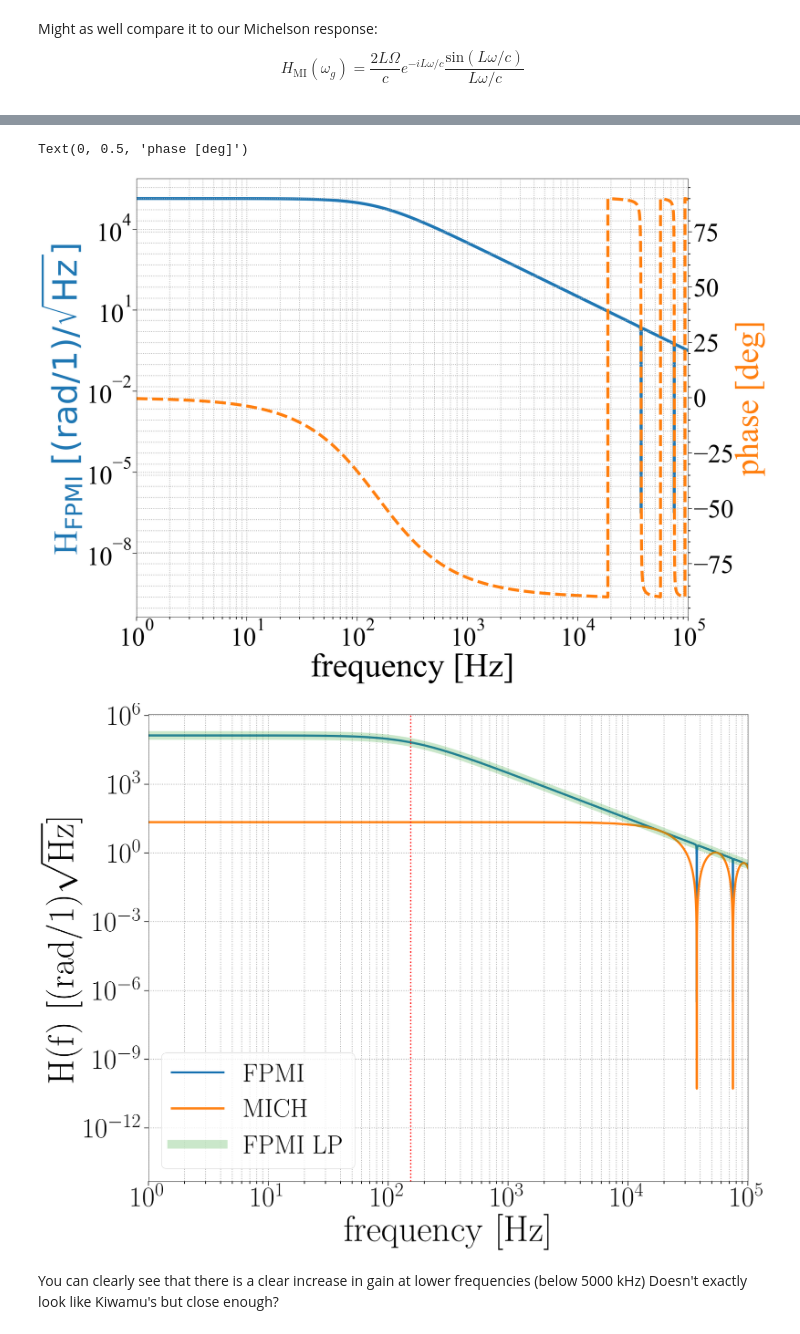
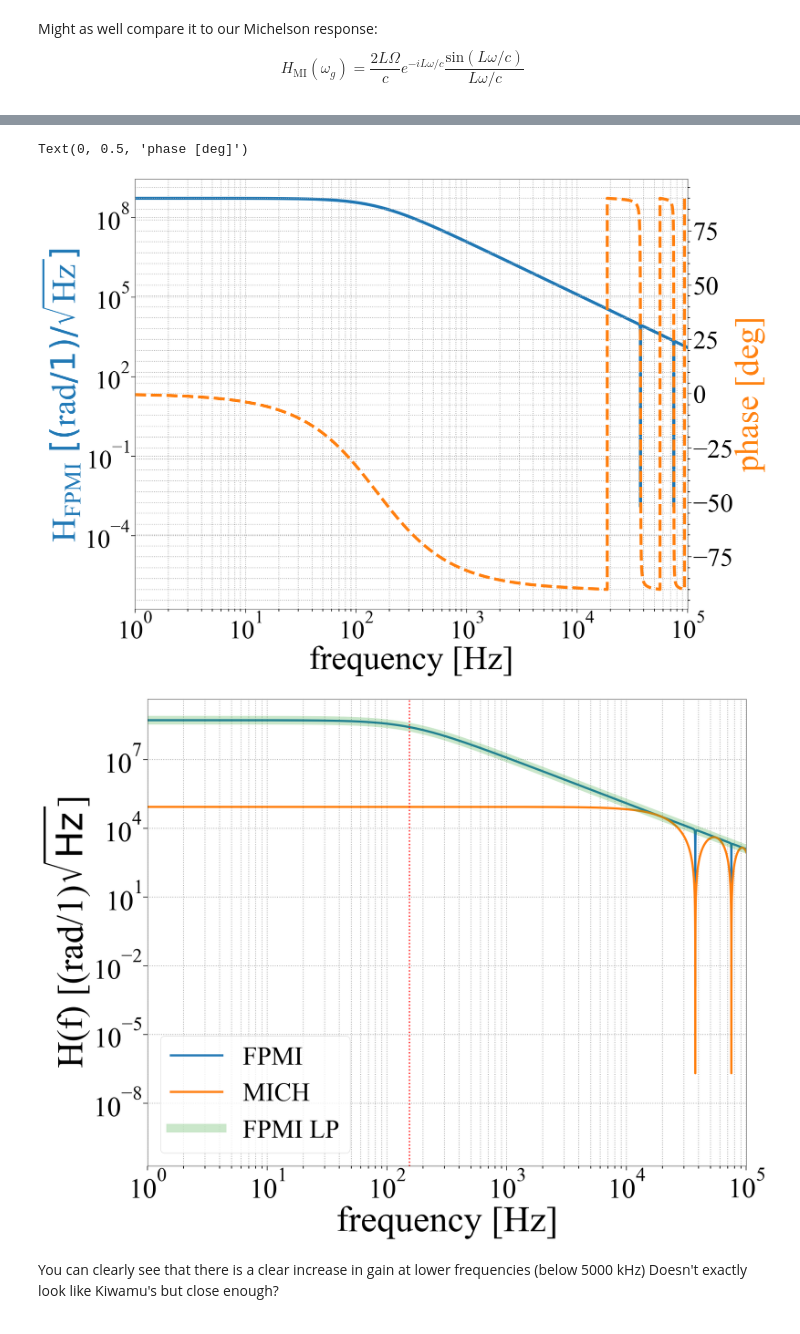
Before and after one commit to dancvan/dissertation, a Jupyter notebook: code/fpmi_fr.ipynb, the cells around one changed output, grey strips where cells are left out. Drawn from its saved outputs; the diff is of its cells as text; code cells hidden in the pictures.

```diff
--- a/code/fpmi_fr.ipynb
+++ b/code/fpmi_fr.ipynb
@@ -118,6 +121,9 @@ L = np.float64(4000.0)
 nu = np.arange(1, 1000000, 1)
 nat_nu = [np.float64(i*2*np.pi) for i in nu]
 h_0 = np.float64(1)
+
+PHI_0 = np.pi/2 #[rad]
+P_IN = 125
 
 T_1 = 50e-3
 #T_1 = 25e-6
@@ -149,3 +153,5 @@ H_FPMI = fpmi_freq_resp(nu, const, L, OMEG)
+# %%
+H_FPMI = FPMI(nu, r_1, t_1, r_2, L, PHI_0, P_IN, OMEG)
 # %% [markdown]
 We estimate the FP's pole frequency
 $$  1 - r_1 r_2 e^{-2i \omega_g L / c} = 0 $$
@@ -180,35 +190,37 @@ H_FPMI_LP_modsq=np.real(H_FPMI_LP)**2 + np.imag(H_FPMI_LP)**2
+# %%
+H_MICH = MICH(nu, L, PHI_0, P_IN, OMEG)
 # %%
 fig, ax1 = plt.subplots()
 ax1.set_xlabel('frequency [Hz]')
-ax1.set_ylabel('H$_\mathrm{FPMI} \;  [(\mathrm{rad} / 1) / \sqrt{\mathrm{Hz}} ] $ ', color='C0')
+ax1.set_ylabel('H$_\mathdefault{FPMI} \;  [(\mathdefault{rad} / 1) / \sqrt{\mathdefault{Hz}} ] $ ', color='C0')
 #ax1.plot(w/(FSR), F_w_cc_modsq*100)
-ax1.loglog(nu,H_FPMI_modsq, label='FPMI', linewidth=7.5,color='C0')
+ax1.loglog(bode_amp(H_FPMI), label='FPMI', linewidth=7.5,color='C0')
 #ax1.loglog(w,H_MI_modsq, label= 'MICH', linewidth= 5)
 #ax1.loglog(w,H_FPMI_LP_modsq*H_FPMI_modsq[0], label='FPMI LP', linewidth = 20.0, alpha=0.25,color='C2')
 #ax1.axvline (x=f_pole,ymin=1e-13, color='red', linestyle='dotted', linewidth=3)
 ax2 = ax1.twinx()
-ax2.semilogx(nu,(180/np.pi)*np.arctan(np.imag(H_FPMI)/np.real(H_FPMI)),'--', linewidth=7.5, color='C1')
+ax2.semilogx(nu,bode_ph(H_FPMI),'--', linewidth=7.5, color='C1')
 #ax2.semilogx(w,(180/np.pi)*np.arctan(np.imag(H_MI)/np.real(H_MI)), '--')
 #ax2.semilogx(w,(180/np.pi)*np.arctan(np.imag(H_FPMI_LP)/np.real(H_FPMI_LP)),linestyle='--', linewidth=20.0,dashes=(4,10),alpha=.25, color='C2')
 plt.xlim([1,1e5])
 plt.ylabel('phase [deg]', color='C1')
 # %% [output]
 Text(0, 0.5, 'phase [deg]')
-[figure, old version]
+[figure, new version]
 # %%
 fig.savefig('../figs/INTRO/fpmi_fr.pdf', dpi=300, bbox_inches='tight')
 # %%
-plt.loglog(nu,H_FPMI_modsq, label='FPMI', linewidth=5.0)
-plt.loglog(nu,H_MI_modsq, label= 'MICH', linewidth= 5)
-plt.loglog(nu,H_FPMI_LP_modsq*H_FPMI_modsq[0], label='FPMI LP', linewidth = 20.0, alpha=0.25)
+plt.loglog(nu,bode_amp(H_FPMI), label='FPMI', linewidth=5.0)
+plt.loglog(nu,bode_amp(H_MICH), label= 'MICH', linewidth= 5)
+plt.loglog(nu,bode_amp(H_FPMI_LP)*bode_amp(H_FPMI)[0], label='FPMI LP', linewidth = 20.0, alpha=0.25)
 plt.axvline (x=f_pole,ymin=1e-11, color='red', linestyle='dotted', linewidth=3)
 #plt.ylim([10e-6, 10e7])
 plt.xlim([1e0, 1e5])
 plt.xlabel('frequency [Hz]')
 plt.ylabel('H(f) [(rad/1)$\sqrt{\mathrm{Hz}}$]')
 lgd=plt.legend()
 # %% [output]
-[figure, old version]
+[figure, new version]
 # %% [markdown]
 You can clearly see that there is a clear increase in gain at lower frequencies (below 5000 kHz)
 Doesn't exactly look like Kiwamu's but close enough?
```
Also changed, not shown: parts of 12 cells of this notebook, 3 other files.
